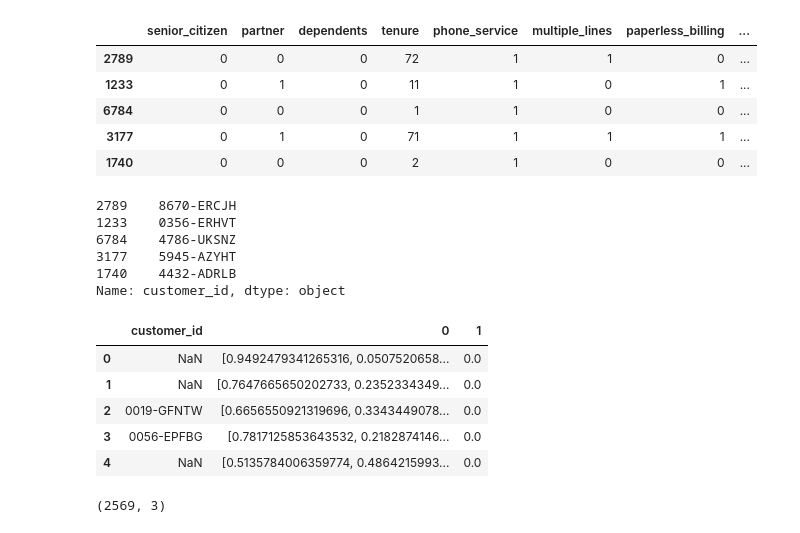
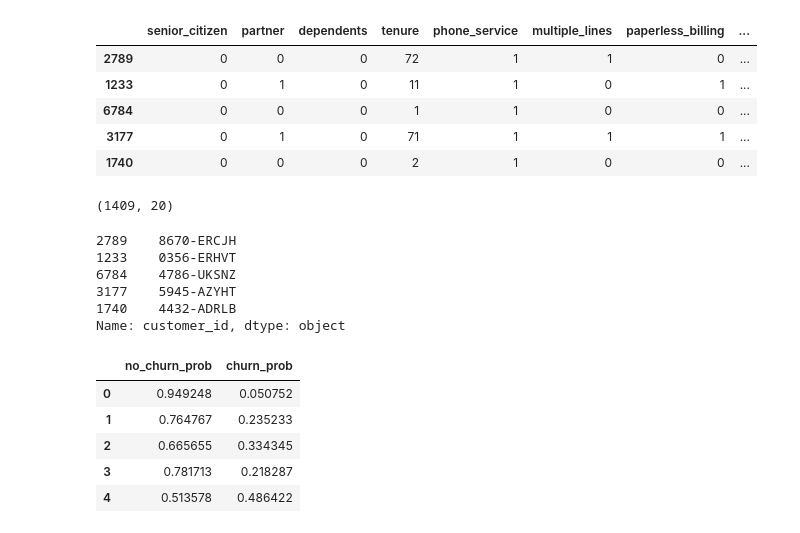
Before and after one commit to lopezelihezer/telco_classification_project, a Jupyter notebook: scratch.ipynb, the cells around one changed output. Drawn from its saved outputs; the diff is of its cells as text; code cells hidden in the pictures.

```diff
--- a/scratch.ipynb
+++ b/scratch.ipynb
@@ -822,6 +788,10 @@ merged.head()
 | 6784 | 0 | 0 | 0 | 1 | 1 | 0 | 0 | ... |
 | 3177 | 0 | 1 | 0 | 71 | 1 | 1 | 1 | ... |
 | 1740 | 0 | 0 | 0 | 2 | 1 | 0 | 0 | ... |
+# %%
+merged.shape
+# %% [output]
+(1409, 20)
 # %%
 customer_id = merged.customer_id
 customer_id.head()
@@ -833,18 +803,12 @@ customer_id.head()
 1740    4432-ADRLB
 Name: customer_id, dtype: object
 # %%
-y_pred_proba = pd.Series(list(y_pred_proba))
-y_predictions = pd.Series(y_predictions)
-final_pred = pd.concat([customer_id, y_pred_proba, y_predictions], axis=1)
-final_pred.head()
+probability = pd.DataFrame(y_pred_proba, columns= ['no_churn_prob', 'churn_prob'])
+probability.head()
 # %% [output]
-|  | customer_id | 0 | 1 |
-| 0 | NaN | [0.9492479341265316, 0.0507520658... | 0.0 |
-| 1 | NaN | [0.7647665650202733, 0.2352334349... | 0.0 |
-| 2 | 0019-GFNTW | [0.6656550921319696, 0.3343449078... | 0.0 |
-| 3 | 0056-EPFBG | [0.7817125853643532, 0.2182874146... | 0.0 |
-| 4 | NaN | [0.5135784006359774, 0.4864215993... | 0.0 |
+|  | no_churn_prob | churn_prob |
+| 0 | 0.949248 | 0.050752 |
+| 1 | 0.764767 | 0.235233 |
+| 2 | 0.665655 | 0.334345 |
+| 3 | 0.781713 | 0.218287 |
+| 4 | 0.513578 | 0.486422 |
-# %%
-final_pred.shape
-# %% [output]
-(2569, 3)
```
Also changed, not shown: parts of 11 cells of this notebook, 7 other files.
